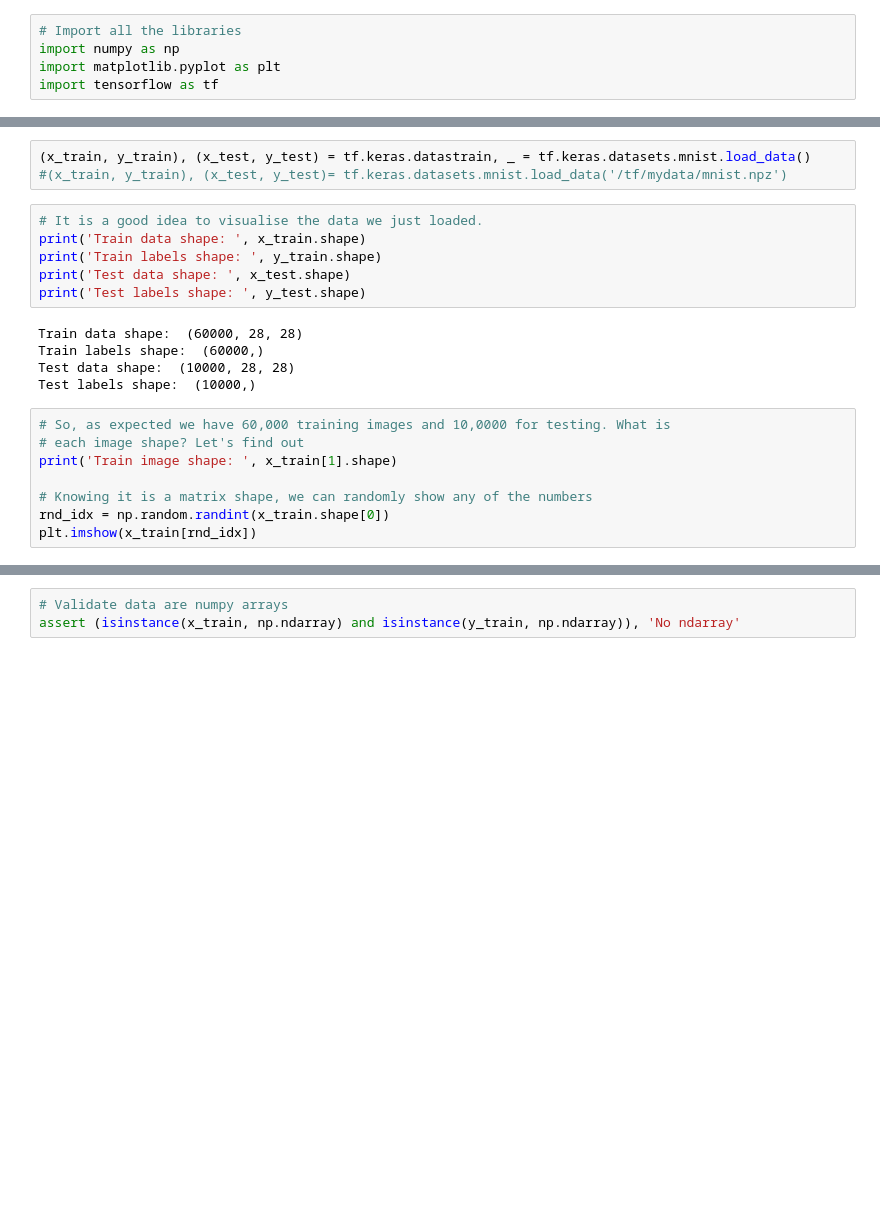
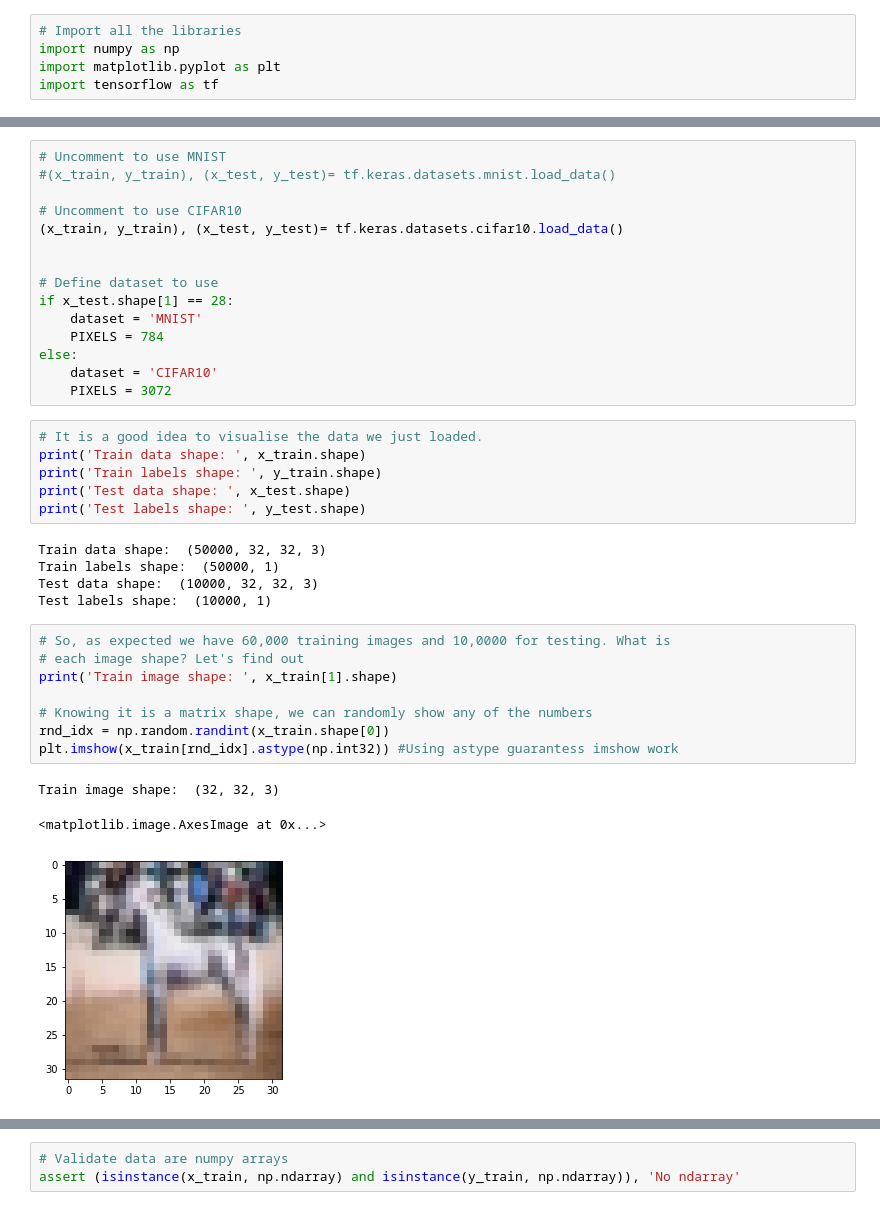
Before and after one commit to JACantoral/MyTensorflowExamples, a Jupyter notebook: mnist_from_scratch_v2.ipynb, the cells around one changed output, grey strips where cells are left out. Saved outputs shown, nothing was run; the diff lists cells and outputs as text; blank space fills up the shorter version.

```diff
--- a/mnist_from_scratch_v2.ipynb
+++ b/mnist_from_scratch_v2.ipynb
@@ -20,6 +23,18 @@ For more detailed information on the MNIST dataset, please refer to [LeCun et al
-# %%
-(x_train, y_train), (x_test, y_test) = tf.keras.datastrain, _ = tf.keras.datasets.mnist.load_data()
-#(x_train, y_train), (x_test, y_test)= tf.keras.datasets.mnist.load_data('/tf/mydata/mnist.npz')
+# %%
+# Uncomment to use MNIST
+#(x_train, y_train), (x_test, y_test)= tf.keras.datasets.mnist.load_data()
+
+# Uncomment to use CIFAR10
+(x_train, y_train), (x_test, y_test)= tf.keras.datasets.cifar10.load_data()
+
+
+# Define dataset to use
+if x_test.shape[1] == 28:
+    dataset = 'MNIST'
+    PIXELS = 784
+else:
+    dataset = 'CIFAR10'
+    PIXELS = 3072
 # %%
 # It is a good idea to visualise the data we just loaded.
 print('Train data shape: ', x_train.shape)
@@ -27,18 +42,22 @@ print('Train labels shape: ', y_train.shape)
 print('Test data shape: ', x_test.shape)
 print('Test labels shape: ', y_test.shape)
 # %% [output]
-Train data shape:  (60000, 28, 28)
-Train labels shape:  (60000,)
-Test data shape:  (10000, 28, 28)
-Test labels shape:  (10000,)
+Train data shape:  (50000, 32, 32, 3)
+Train labels shape:  (50000, 1)
+Test data shape:  (10000, 32, 32, 3)
+Test labels shape:  (10000, 1)
 # %%
 # So, as expected we have 60,000 training images and 10,0000 for testing. What is
 # each image shape? Let's find out
 print('Train image shape: ', x_train[1].shape)
 
 # Knowing it is a matrix shape, we can randomly show any of the numbers
 rnd_idx = np.random.randint(x_train.shape[0])
-plt.imshow(x_train[rnd_idx])
+plt.imshow(x_train[rnd_idx].astype(np.int32)) #Using astype guarantess imshow work
+# %% [output]
+Train image shape:  (32, 32, 3)
+<matplotlib.image.AxesImage at 0x...>
+[figure, added]
 # %%
 # For simplicity and to use default TF settings, we cast the data to int32 and float32
 # Since, the dataset is relatively small, in most cases, this is not a problem
```
Also changed, not shown: parts of 14 cells of this notebook.
